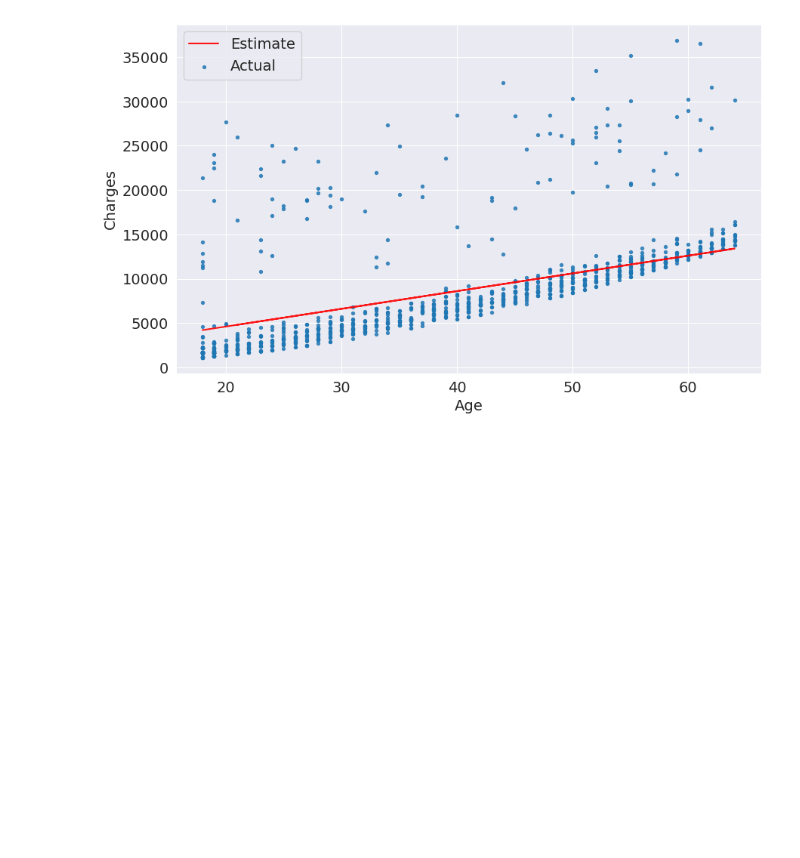
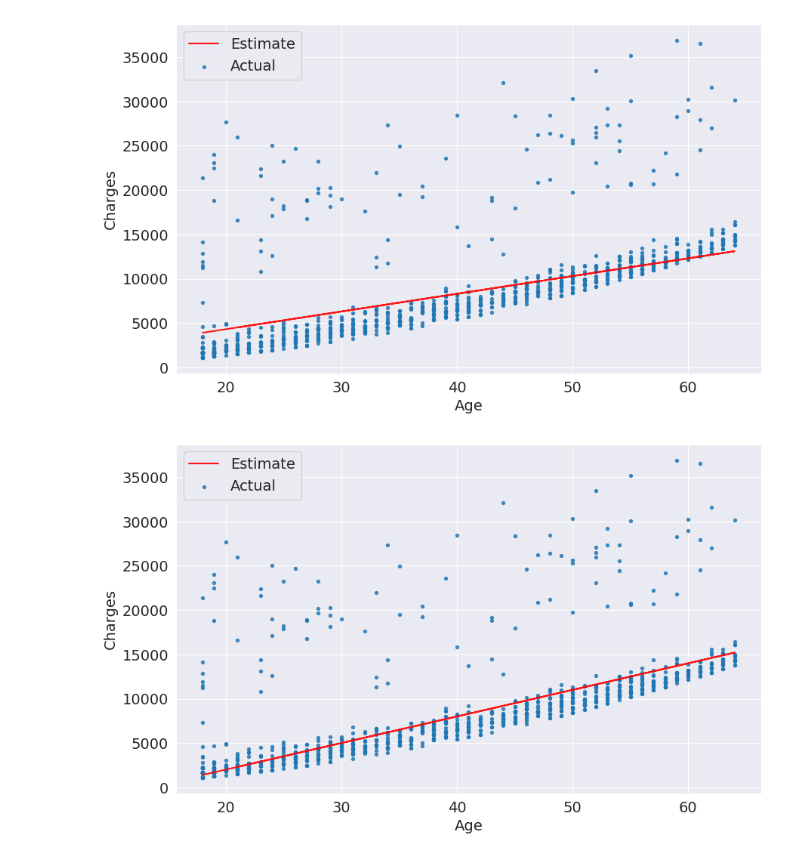
Before and after one commit to Musawer-Afzal/ML-with-Scikit-Learn-in-Python, a Jupyter notebook: 01_linear_regression_scikit_learn.ipynb, the cells around one changed output. Drawn from its saved outputs; the diff is of its cells as text; code cells hidden in the pictures; blank space fills up the shorter version.

```diff
--- a/01_linear_regression_scikit_learn.ipynb
+++ b/01_linear_regression_scikit_learn.ipynb
@@ -369,2 +369,6 @@ try_parameters(200, 600)
 # %% [output]
 [figure]
+# %%
+try_parameters(300, -4000)
+# %% [output]
+[figure, added]
```
Also changed, not shown: parts of 5 cells of this notebook.
